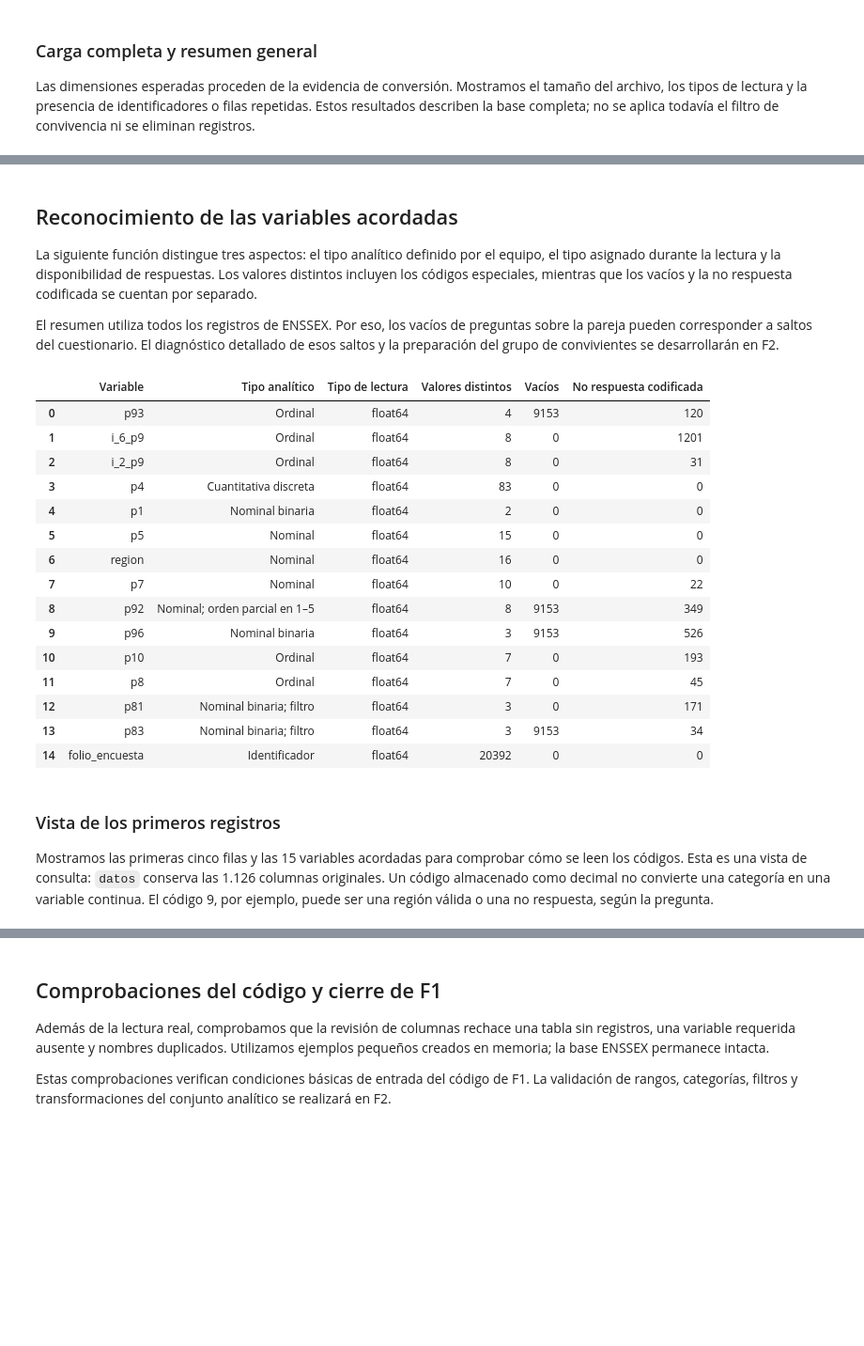
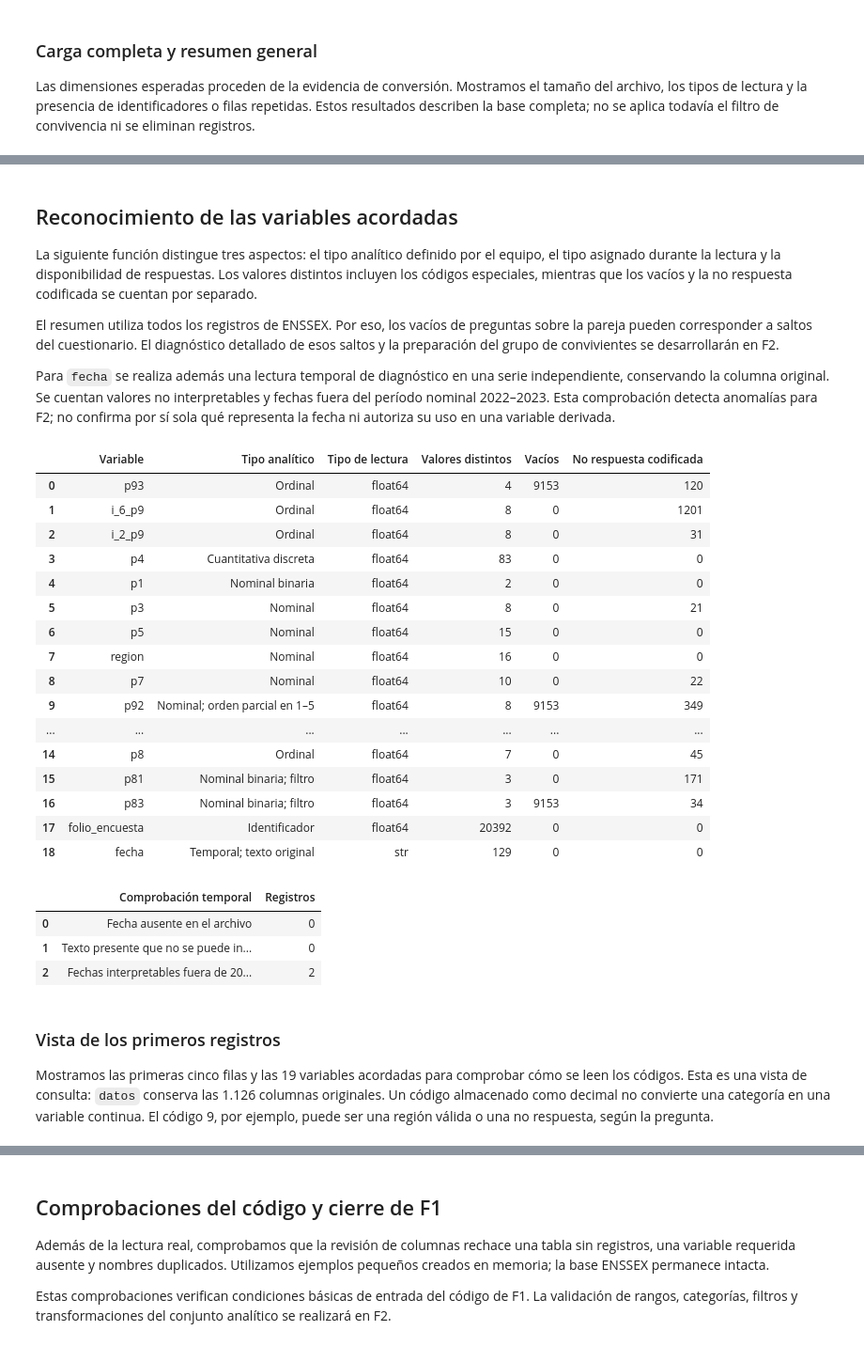
Before and after one commit to gosoriozamora/mcdi500-grupo9-enssex, a Jupyter notebook: F1/notebooks/F1_Definicion.ipynb, the cells around one changed output, grey strips where cells are left out. Shown at 94% size. Saved outputs shown, nothing was run; the diff lists cells and outputs as text; code cells hidden in the pictures; blank space fills up the shorter version.

Commit message:
feat: ampliar selección a 19 variables y alinear F1 con el informe

```diff
--- a/F1/notebooks/F1_Definicion.ipynb
+++ b/F1/notebooks/F1_Definicion.ipynb
@@ -325,16 +357,20 @@ VARIABLES = {
     "i_2_p9": ("Ordinal", [9]),
     "p4": ("Cuantitativa discreta", []),
     "p1": ("Nominal binaria", []),
+    "p3": ("Nominal", [7, 8, 9]),
     "p5": ("Nominal", [88, 99]),
     "region": ("Nominal", []),
     "p7": ("Nominal", [88, 99]),
     "p92": ("Nominal; orden parcial en 1–5", [8, 9]),
+    "p84": ("Cuantitativa discreta; año", [9999]),
+    "p91": ("Cuantitativa discreta", [999]),
     "p96": ("Nominal binaria", [9]),
     "p10": ("Ordinal", [8, 9]),
     "p8": ("Ordinal", [8, 9]),
     "p81": ("Nominal binaria; filtro", [9]),
     "p83": ("Nominal binaria; filtro", [9]),
     "folio_encuesta": ("Identificador", []),
+    "fecha": ("Temporal; texto original", []),
 }
 
 assert Path.cwd().resolve() == RAIZ / "F1/notebooks", "Ejecutar desde F1/notebooks."
@@ -558,47 +594,71 @@ SHA-256 del CSV verificado: 75393ce321f5151fbfd7846034158aabcbe448e82c76fa7c919e
 La siguiente función distingue tres aspectos: el tipo analítico definido por el equipo, el tipo asignado durante la lectura y la disponibilidad de respuestas. Los valores distintos incluyen los códigos especiales, mientras que los vacíos y la no respuesta codificada se cuentan por separado.
 
 El resumen utiliza todos los registros de ENSSEX. Por eso, los vacíos de preguntas sobre la pareja pueden corresponder a saltos del cuestionario. El diagnóstico detallado de esos saltos y la preparación del grupo de convivientes se desarrollarán en F2.
+
+Para `fecha` se realiza además una lectura temporal de diagnóstico en una serie independiente, conservando la columna original. Se cuentan valores no interpretables y fechas fuera del período nominal 2022–2023. Esta comprobación detecta anomalías para F2; no confirma por sí sola qué representa la fecha ni autoriza su uso en una variable derivada.
 # %%
 def resumir_variables(tabla, especificaciones):
     """Describe las variables acordadas sin recodificar ni modificar la tabla."""
     validar_columnas(tabla, especificaciones)
     registros = []
     for nombre, (tipo_analitico, codigos_especiales) in especificaciones.items():
         serie = tabla[nombre]
         registros.append({
             "Variable": nombre,
             "Tipo analítico": tipo_analitico,
             "Tipo de lectura": str(serie.dtype),
             "Valores distintos": int(serie.nunique(dropna=True)),
             "Vacíos": int(serie.isna().sum()),
             "No respuesta codificada": int(serie.isin(codigos_especiales).sum()),
         })
     return pd.DataFrame(registros)
 
 
 perfil_variables = resumir_variables(datos, VARIABLES)
 display(perfil_variables)
+
+# Diagnóstico temporal en una serie separada; no modifica datos["fecha"].
+fechas_revision = pd.to_datetime(datos["fecha"], format="%d/%m/%Y", errors="coerce")
+fuera_periodo = fechas_revision.notna() & ~fechas_revision.dt.year.isin([2022, 2023])
+diagnostico_fecha = pd.DataFrame({
+    "Comprobación temporal": [
+        "Fecha ausente en el archivo",
+        "Texto presente que no se puede interpretar como día/mes/año",
+        "Fechas interpretables fuera de 2022–2023",
+    ],
+    "Registros": [
+        int(datos["fecha"].isna().sum()),
+        int((datos["fecha"].notna() & fechas_revision.isna()).sum()),
+        int(fuera_periodo.sum()),
+    ],
+})
+display(diagnostico_fecha)
 # %% [output]
 |  | Variable | Tipo analítico | Tipo de lectura | Valores distintos | Vacíos | No respuesta codificada |
 | 0 | p93 | Ordinal | float64 | 4 | 9153 | 120 |
 | 1 | i_6_p9 | Ordinal | float64 | 8 | 0 | 1201 |
 | 2 | i_2_p9 | Ordinal | float64 | 8 | 0 | 31 |
 | 3 | p4 | Cuantitativa discreta | float64 | 83 | 0 | 0 |
 | 4 | p1 | Nominal binaria | float64 | 2 | 0 | 0 |
-| 5 | p5 | Nominal | float64 | 15 | 0 | 0 |
-| 6 | region | Nominal | float64 | 16 | 0 | 0 |
-| 7 | p7 | Nominal | float64 | 10 | 0 | 22 |
-| 8 | p92 | Nominal; orden parcial en 1–5 | float64 | 8 | 9153 | 349 |
-| 9 | p96 | Nominal binaria | float64 | 3 | 9153 | 526 |
-| 10 | p10 | Ordinal | float64 | 7 | 0 | 193 |
-| 11 | p8 | Ordinal | float64 | 7 | 0 | 45 |
-| 12 | p81 | Nominal binaria; filtro | float64 | 3 | 0 | 171 |
-| 13 | p83 | Nominal binaria; filtro | float64 | 3 | 9153 | 34 |
-| 14 | folio_encuesta | Identificador | float64 | 20392 | 0 | 0 |
+| 5 | p3 | Nominal | float64 | 8 | 0 | 21 |
+| 6 | p5 | Nominal | float64 | 15 | 0 | 0 |
+| 7 | region | Nominal | float64 | 16 | 0 | 0 |
+| 8 | p7 | Nominal | float64 | 10 | 0 | 22 |
+| 9 | p92 | Nominal; orden parcial en 1–5 | float64 | 8 | 9153 | 349 |
+| ... | ... | ... | ... | ... | ... | ... |
+| 14 | p8 | Ordinal | float64 | 7 | 0 | 45 |
+| 15 | p81 | Nominal binaria; filtro | float64 | 3 | 0 | 171 |
+| 16 | p83 | Nominal binaria; filtro | float64 | 3 | 9153 | 34 |
+| 17 | folio_encuesta | Identificador | float64 | 20392 | 0 | 0 |
+| 18 | fecha | Temporal; texto original | str | 129 | 0 | 0 |
+|  | Comprobación temporal | Registros |
+| 0 | Fecha ausente en el archivo | 0 |
+| 1 | Texto presente que no se puede in... | 0 |
+| 2 | Fechas interpretables fuera de 20... | 2 |
 # %% [markdown]
 ### Vista de los primeros registros
 
-Mostramos las primeras cinco filas y las 15 variables acordadas para comprobar cómo se leen los códigos. Esta es una vista de consulta: `datos` conserva las 1.126 columnas originales. Un código almacenado como decimal no convierte una categoría en una variable continua. El código 9, por ejemplo, puede ser una región válida o una no respuesta, según la pregunta.
+Mostramos las primeras cinco filas y las 19 variables acordadas para comprobar cómo se leen los códigos. Esta es una vista de consulta: `datos` conserva las 1.126 columnas originales. Un código almacenado como decimal no convierte una categoría en una variable continua. El código 9, por ejemplo, puede ser una región válida o una no respuesta, según la pregunta.
 # %%
 with pd.option_context("display.max_columns", len(VARIABLES)):
     display(datos.loc[:, list(VARIABLES)].head(5))
```
Also changed, not shown: parts of 19 cells of this notebook, 3 other files.
